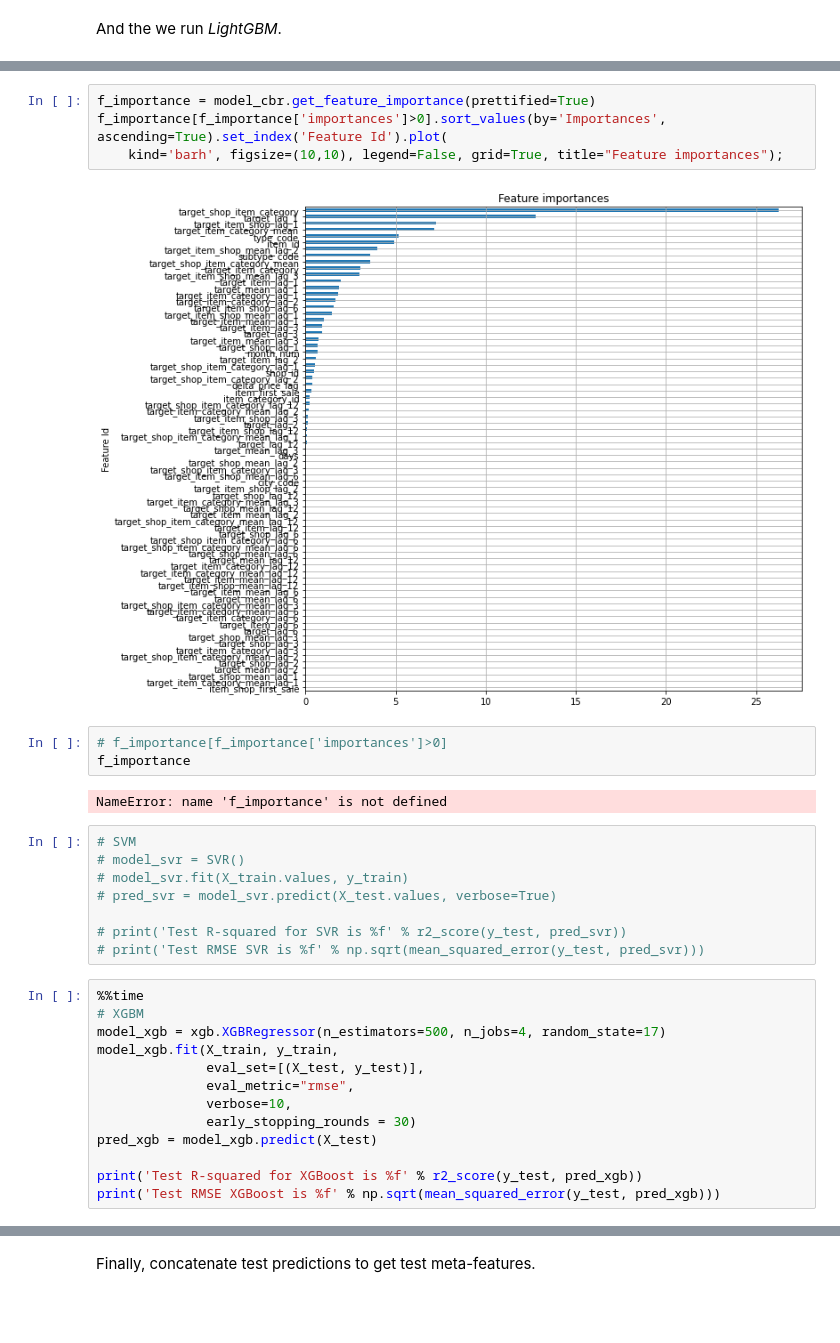
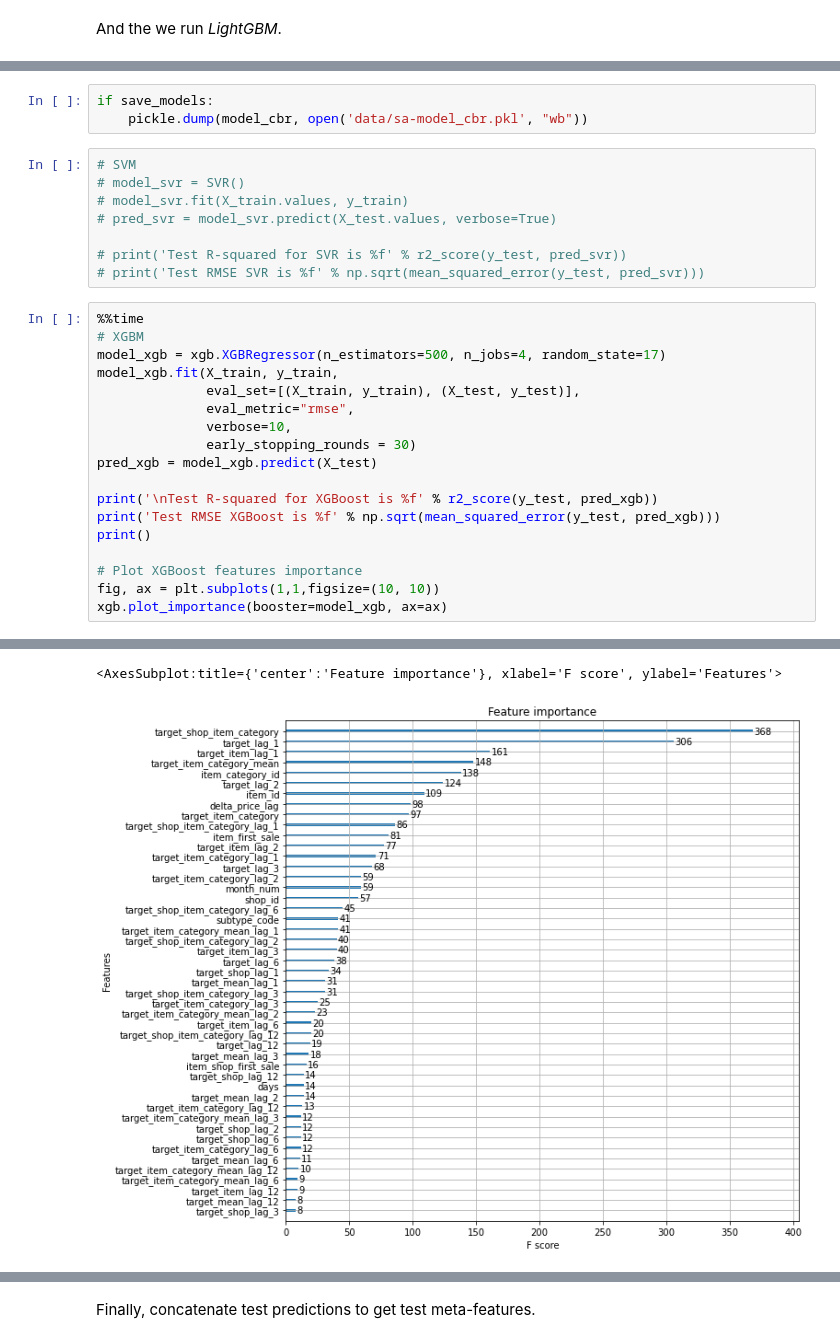
Before and after one commit to ddmitry80/coursera_how_to_win_kaggle, a Jupyter notebook: Final_project/simple_ensemble.ipynb, the cells around one changed output, grey strips where cells are left out. Drawn from its saved outputs; the diff is of its cells as text; blank space fills up the shorter version.

```diff
--- a/Final_project/simple_ensemble.ipynb
+++ b/Final_project/simple_ensemble.ipynb
@@ -293,14 +235,6 @@ Wall time: 8min 41s
-# %%
-f_importance = model_cbr.get_feature_importance(prettified=True)
-f_importance[f_importance['importances']>0].sort_values(by='Importances', ascending=True).set_index('Feature Id').plot(
-    kind='barh', figsize=(10,10), legend=False, grid=True, title="Feature importances");
-# %% [output]
-[figure, removed]
-# %%
-# f_importance[f_importance['importances']>0]
-f_importance
-# %% [output]
-NameError: name 'f_importance' is not defined
+# %%
+if save_models:
+    pickle.dump(model_cbr, open('data/sa-model_cbr.pkl', "wb"))
 # %%
 # SVM
 # model_svr = SVR()
@@ -314,12 +248,17 @@ NameError: name 'f_importance' is not defined
 # XGBM
 model_xgb = xgb.XGBRegressor(n_estimators=500, n_jobs=4, random_state=17)
 model_xgb.fit(X_train, y_train,
-              eval_set=[(X_test, y_test)],
+              eval_set=[(X_train, y_train), (X_test, y_test)],
               eval_metric="rmse",
               verbose=10,
               early_stopping_rounds = 30)
 pred_xgb = model_xgb.predict(X_test)
 
-print('Test R-squared for XGBoost is %f' % r2_score(y_test, pred_xgb))
+print('\nTest R-squared for XGBoost is %f' % r2_score(y_test, pred_xgb))
 print('Test RMSE XGBoost is %f' % np.sqrt(mean_squared_error(y_test, pred_xgb)))
+print()
+
+# Plot XGBoost features importance
+fig, ax = plt.subplots(1,1,figsize=(10, 10))
+xgb.plot_importance(booster=model_xgb, ax=ax)
 # %% [output]
@@ -334,0 +282,2 @@ Will train until validation_0-rmse hasn't improved in 30 rounds.
+<AxesSubplot:title={'center':'Feature importance'}, xlabel='F score', ylabel='Features'>
+[figure, added]
```
Also changed, not shown: parts of 31 cells of this notebook, 2 other files.
